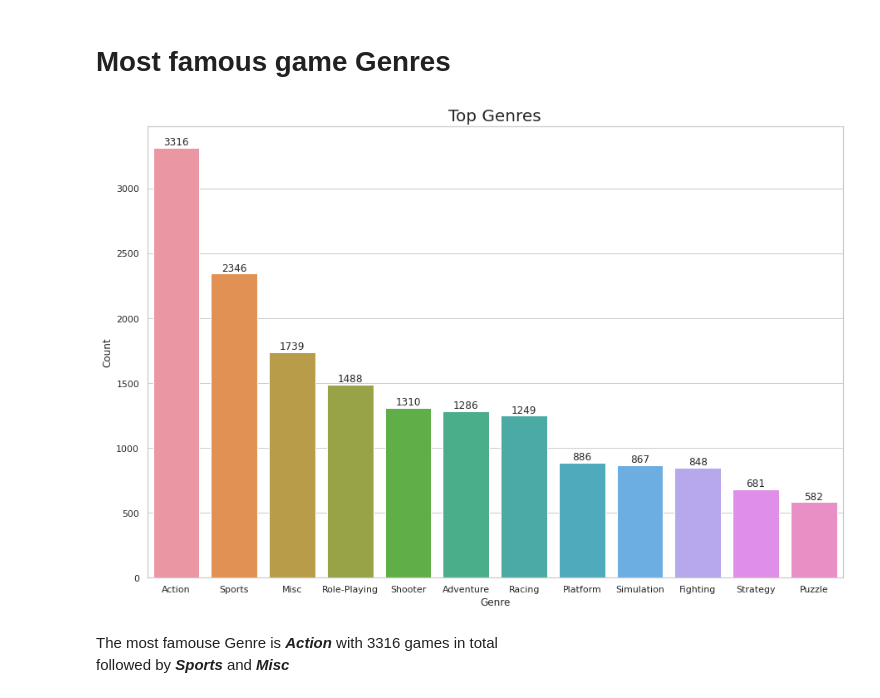
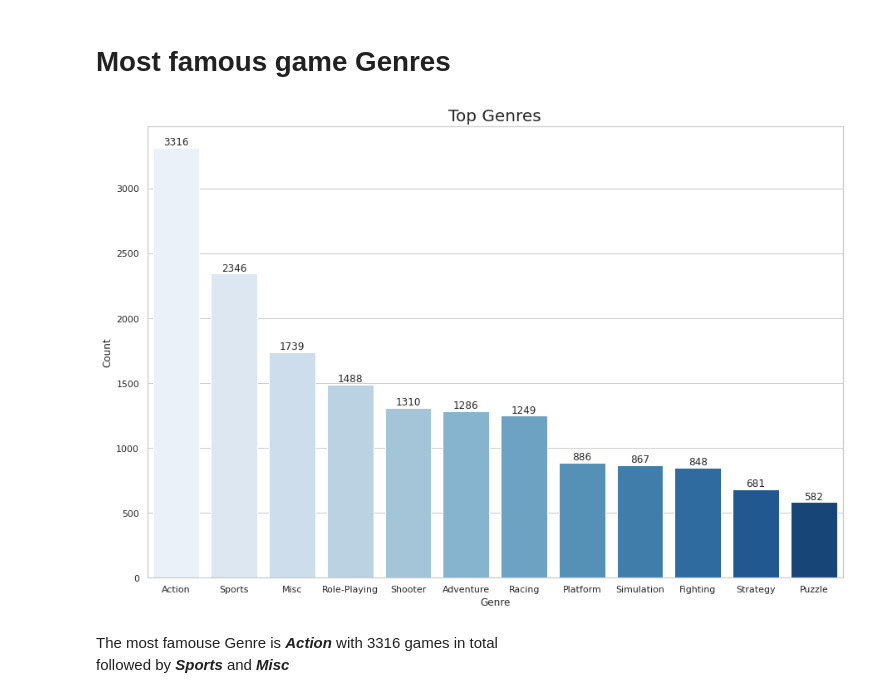
Before and after one commit to ayushash1/kaggle_notebooks, a Jupyter notebook: videogames.ipynb, the cells around one changed output. Drawn from its saved outputs; the diff is of its cells as text; code cells hidden in the pictures.

```diff
--- a/videogames.ipynb
+++ b/videogames.ipynb
@@ -68,22 +68,23 @@ df['Year'] = df['Year'].astype(int)
 # %%
 #plotting top Genres
 #counting values
 game = df['Genre'].value_counts().rename_axis('Genre').reset_index(name='Count')
 
 #plotting
 plt.figure(figsize=(15,10))
 ax = sns.barplot(x=game['Genre'],
                  y=game['Count'],
-                 data=game)
+                 data=game,
+                 palette="Blues")
 
 
 for i in ax.containers:
     ax.bar_label(i,)
 
 plt.title("Top Genres", fontsize=20)
 plt.show()
 # %% [output]
-[figure, old version]
+[figure, new version]
 # %% [markdown]
 The most famouse Genre is ***Action*** with 3316 games in total
 followed by ***Sports*** and ***Misc***
```
Also changed, not shown: parts of 10 cells of this notebook.
